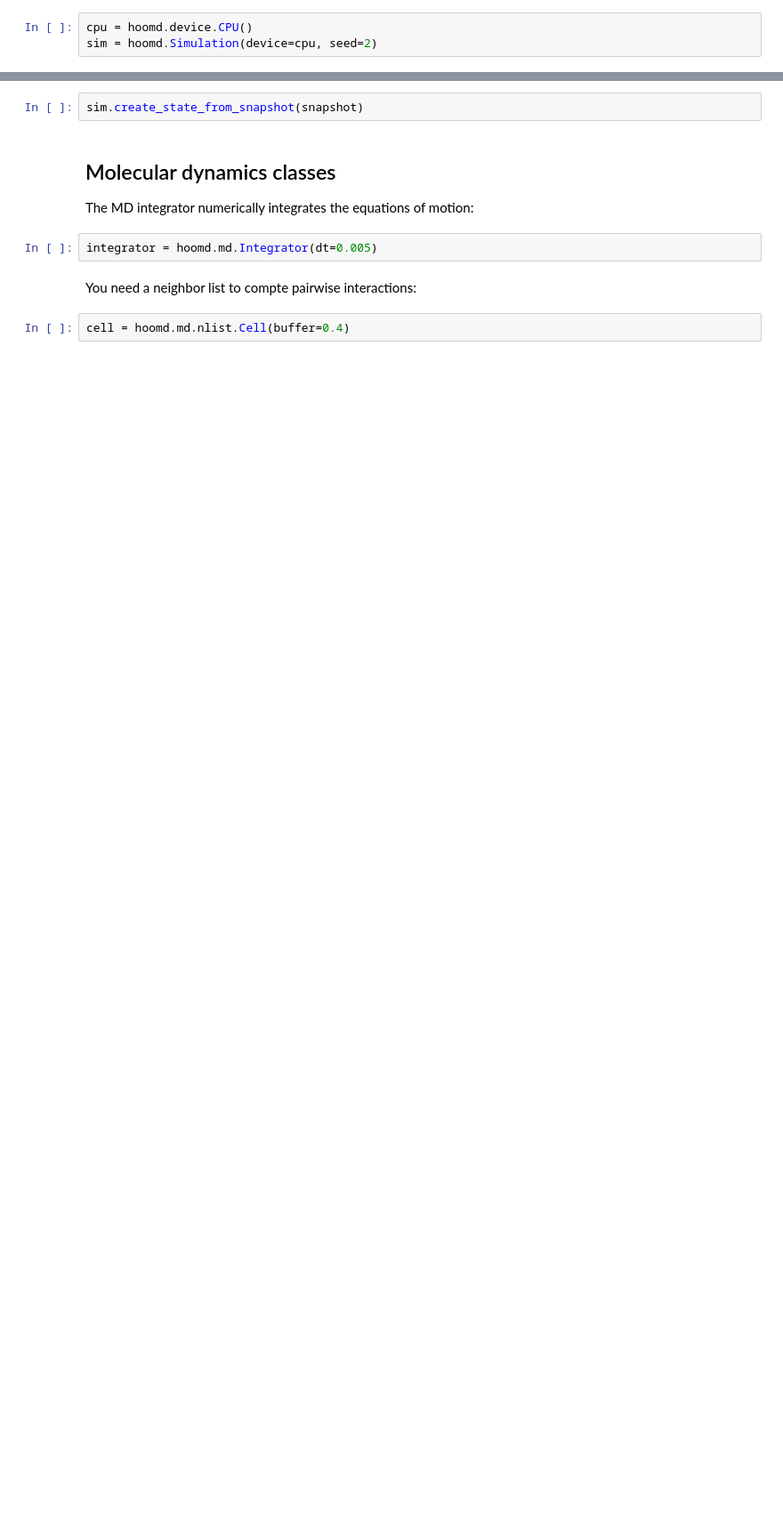
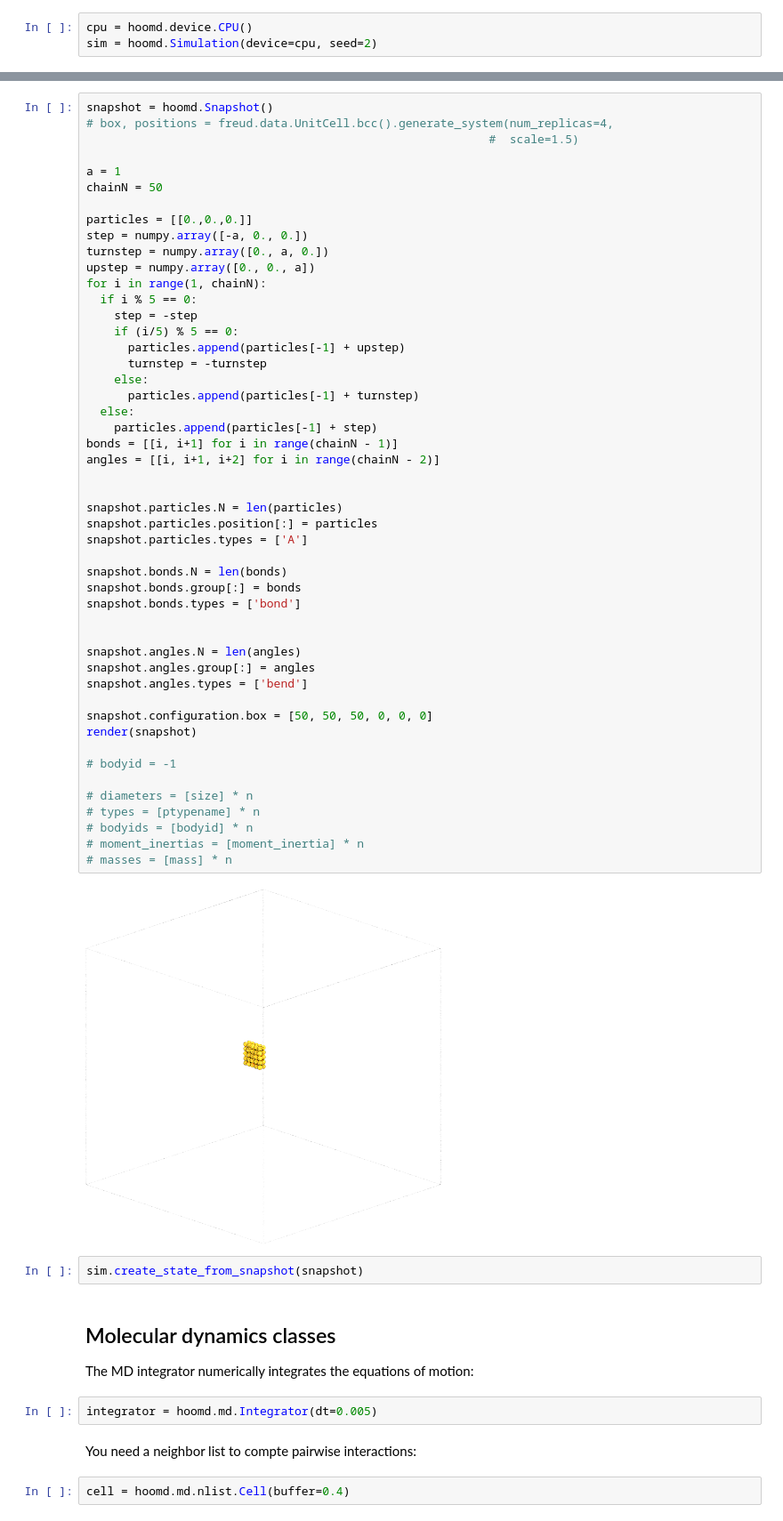
Before and after one commit to sli032/BIO-PHY4100, a Jupyter notebook: DNA:RNA_polyer_modeling_HOOMD.ipynb, the cells around one changed output, grey strips where cells are left out. Shown: that part at 89% size. Cells and saved outputs as stored; diff of their text form; blank space fills up the shorter version.

```diff
--- a/DNA:RNA_polyer_modeling_HOOMD.ipynb
+++ b/DNA:RNA_polyer_modeling_HOOMD.ipynb
@@ -144,3 +133,54 @@ render(snapshot)
+# %%
+snapshot = hoomd.Snapshot()
+# box, positions = freud.data.UnitCell.bcc().generate_system(num_replicas=4,
+                                                          #  scale=1.5)
+
+a = 1
+chainN = 50
+
+particles = [[0.,0.,0.]]
+step = numpy.array([-a, 0., 0.])
+turnstep = numpy.array([0., a, 0.])
+upstep = numpy.array([0., 0., a])
+for i in range(1, chainN):
+  if i % 5 == 0:
+    step = -step
+    if (i/5) % 5 == 0:
+      particles.append(particles[-1] + upstep)
+      turnstep = -turnstep
+    else:
+      particles.append(particles[-1] + turnstep)
+  else:
+    particles.append(particles[-1] + step)
+bonds = [[i, i+1] for i in range(chainN - 1)]
+angles = [[i, i+1, i+2] for i in range(chainN - 2)]
+
+
+snapshot.particles.N = len(particles)
+snapshot.particles.position[:] = particles
+snapshot.particles.types = ['A']
+
+snapshot.bonds.N = len(bonds)
+snapshot.bonds.group[:] = bonds
+snapshot.bonds.types = ['bond']
+
+
+snapshot.angles.N = len(angles)
+snapshot.angles.group[:] = angles
+snapshot.angles.types = ['bend']
+
+snapshot.configuration.box = [50, 50, 50, 0, 0, 0]
+render(snapshot)
+
+# bodyid = -1
+
+# diameters = [size] * n
+# types = [ptypename] * n
+# bodyids = [bodyid] * n
+# moment_inertias = [moment_inertia] * n
+# masses = [mass] * n
+# %% [output]
+[figure, added]
 # %%
 sim.create_state_from_snapshot(snapshot)
 # %% [markdown]
```
Also changed, not shown: parts of 50 cells of this notebook.
